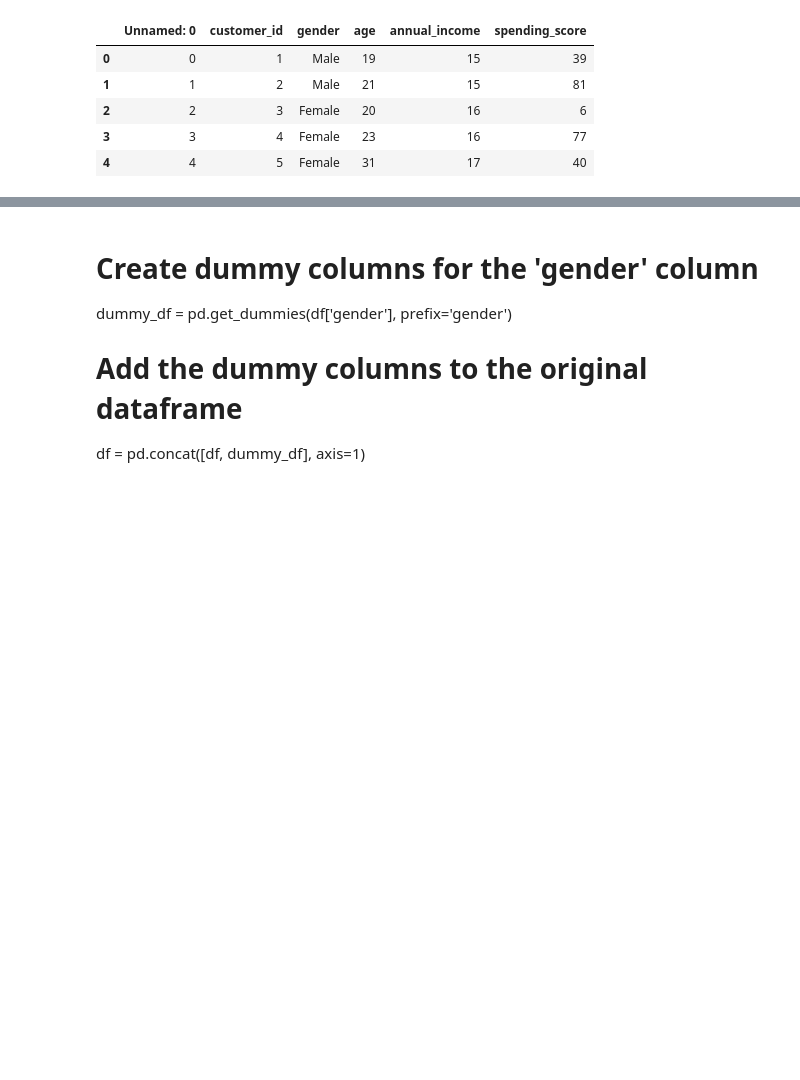
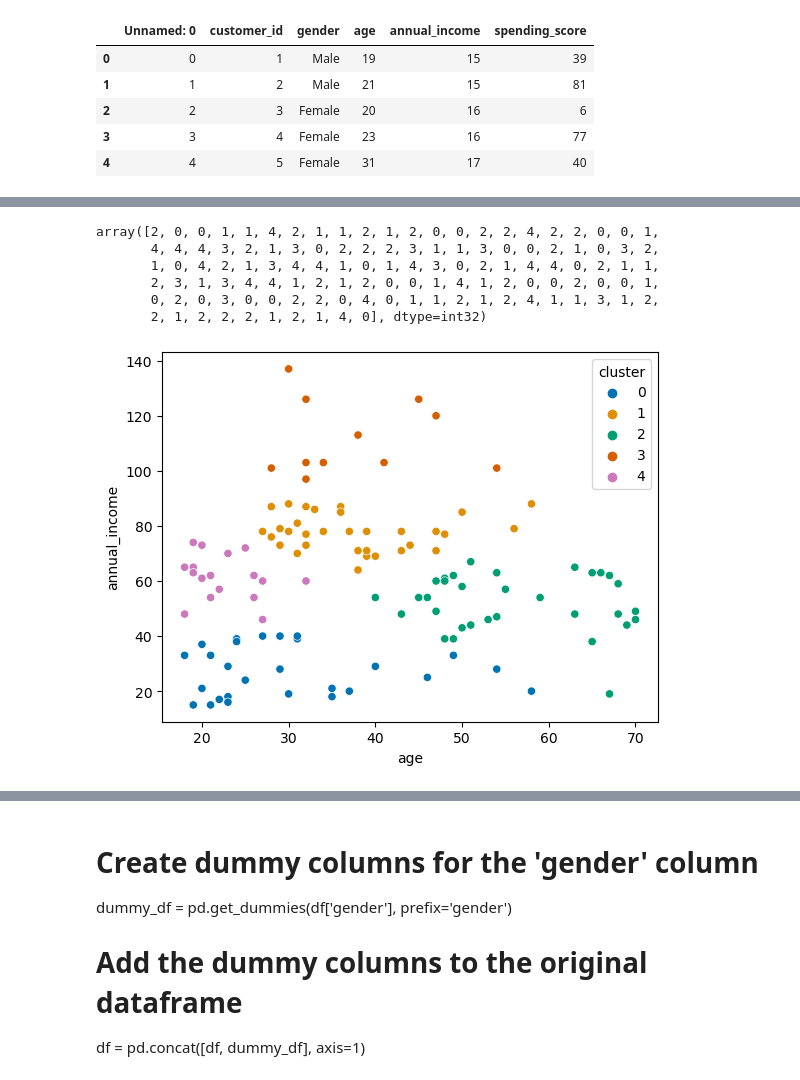
Before and after one commit to Brian-ONeil/clustering-exercises, a Jupyter notebook: clustering-exercises.ipynb, the cells around one changed output, grey strips where cells are left out. Saved outputs shown, nothing was run; the diff lists cells and outputs as text; code cells hidden in the pictures; blank space fills up the shorter version.

```diff
--- a/clustering-exercises.ipynb
+++ b/clustering-exercises.ipynb
@@ -627,0 +633,2 @@ ValueError: too many values to unpack (expected 3)
+# %%
+mall_train, mall_validate, mall_test = wra.split_data(df)
@@ -627,0 +644,29 @@ ValueError: too many values to unpack (expected 3)
+# %%
+#Select a couple features for clustering
+mall_X=mall_train[['age', 'annual_income']]
+# %%
+#Initialize the KMeans model and fit it to my features
+# MAKE the thing
+mall_kmeans=KMeans(5)
+
+# FIT the thing
+mall_kmeans.fit(mall_X)
+
+#USE the thing
+mall_kmeans.predict(mall_X)
+# %% [output]
+array([2, 0, 0, 1, 1, 4, 2, 1, 1, 2, 1, 2, 0, 0, 2, 2, 4, 2, 2, 0, 0, 1,
+       4, 4, 4, 3, 2, 1, 3, 0, 2, 2, 2, 3, 1, 1, 3, 0, 0, 2, 1, 0, 3, 2,
+       1, 0, 4, 2, 1, 3, 4, 4, 1, 0, 1, 4, 3, 0, 2, 1, 4, 4, 0, 2, 1, 1,
+       2, 3, 1, 3, 4, 4, 1, 2, 1, 2, 0, 0, 1, 4, 1, 2, 0, 0, 2, 0, 0, 1,
+       0, 2, 0, 3, 0, 0, 2, 2, 0, 4, 0, 1, 1, 2, 1, 2, 4, 1, 1, 3, 1, 2,
+       2, 1, 2, 2, 2, 1, 2, 1, 4, 0], dtype=int32)
+# %%
+#Store the clusters in a new column
+mall_train['cluster'] = mall_kmeans.predict(mall_X)
+# %%
+#Visualize the results
+sns.scatterplot(x='age', y='annual_income', hue='cluster', palette='colorblind', data=mall_train)
+plt.show()
+# %% [output]
+[figure, added]
```
Also changed, not shown: parts of 27 cells of this notebook, 1 other file.
